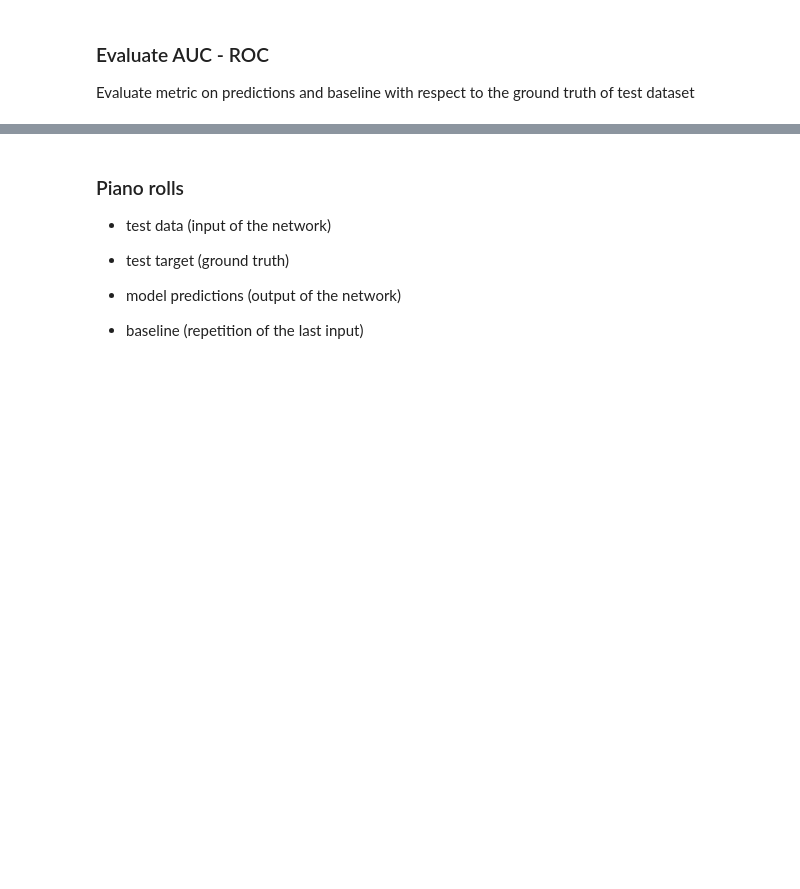
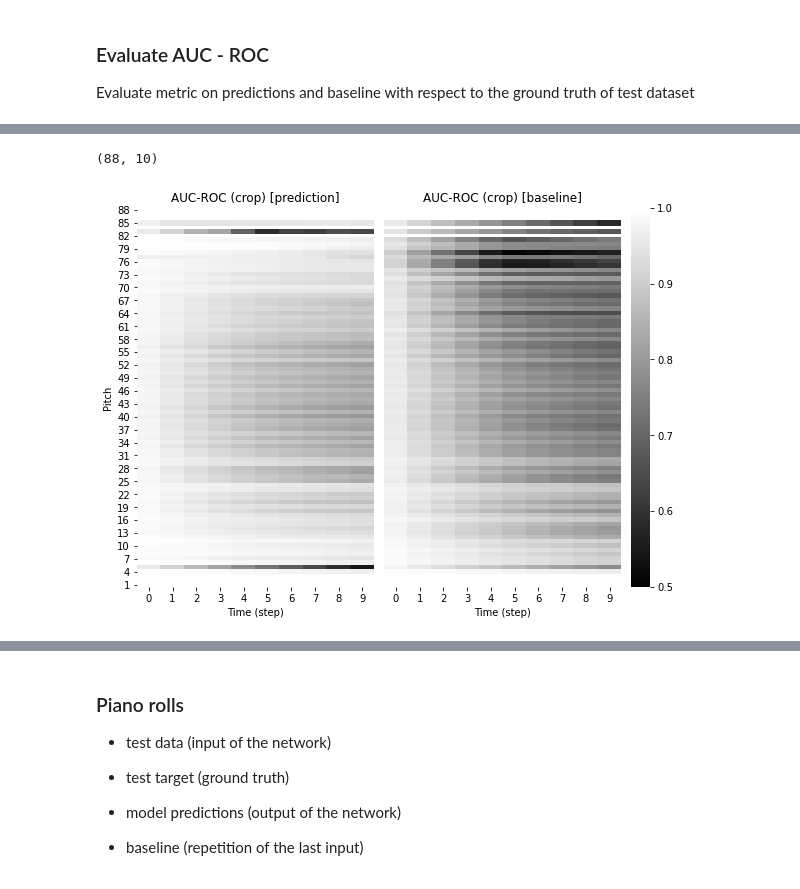
Before and after one commit to paolo-26/NMP, a Jupyter notebook: train.ipynb, the cells around one changed output, grey strips where cells are left out. Cells and saved outputs as stored; diff of their text form; code cells hidden in the pictures; blank space fills up the shorter version.

```diff
--- a/train.ipynb
+++ b/train.ipynb
@@ -110,28 +85,17 @@ print("\nTest list:  ", test_list)
 Training, validation and test sets.
 # %%
 start = time.time()
-if D == "data/JSB-Chorales-dataset":
-    train = dataset.Dataset(train_list, P / D,  fs=FS, bl=0, quant=Q)
-    train.build_choral("train", step=st, t_step=num_ts, steps=st,
-                       low_lim=LOW_LIM, high_lim=HIGH_LIM)
-    validation = dataset.Dataset(validation_list, P / D,  fs=FS, bl=0, quant=Q)
-    validation.build_choral("valid", step=st, t_step=num_ts, steps=st,
-                       low_lim=LOW_LIM, high_lim=HIGH_LIM)
-    test = dataset.Dataset(test_list, P / D,  fs=FS, bl=0, quant=Q)
-    test.build_choral("test", step=st, t_step=num_ts, steps=st,
-                       low_lim=LOW_LIM, high_lim=HIGH_LIM)
 
-else:
-    train = dataset.Dataset(train_list, P / D / 'train',  fs=FS, bl=0, quant=Q)
-    validation = dataset.Dataset(validation_list, P / D / 'valid',  fs=FS, bl=0, quant=Q)
-    test = dataset.Dataset(test_list, P / D / 'test',  fs=FS, bl=0, quant=Q)
+train = dataset.Dataset(train_list, P / D / 'train',  fs=FS, bl=0, quant=Q)
+validation = dataset.Dataset(validation_list, P / D / 'valid',  fs=FS, bl=0, quant=Q)
+test = dataset.Dataset(test_list, P / D / 'test',  fs=FS, bl=0, quant=Q)
 
-    train.build_dataset("training", step=st, t_step=num_ts, steps=st,
-                        down=DOWN, low_lim=LOW_LIM, high_lim=HIGH_LIM)
-    validation.build_dataset("validation", step=st, t_step=num_ts, steps=st,
-                             down=DOWN, low_lim=LOW_LIM, high_lim=HIGH_LIM)
-    test.build_dataset("test", step=st, t_step=num_ts, steps=st,
-                       down=DOWN, low_lim=LOW_LIM, high_lim=HIGH_LIM)
+train.build_dataset("training", step=st, t_step=num_ts, steps=st,
+                    down=DOWN, low_lim=LOW_LIM, high_lim=HIGH_LIM)
+validation.build_dataset("validation", step=st, t_step=num_ts, steps=st,
+                         down=DOWN, low_lim=LOW_LIM, high_lim=HIGH_LIM)
+test.build_dataset("test", step=st, t_step=num_ts, steps=st,
+                   down=DOWN, low_lim=LOW_LIM, high_lim=HIGH_LIM)
 
 end = time.time()
 print("Done")
@@ -638,25 +710,28 @@ print(pred_auc.shape)
 # %%
 c1 = 0
-c2 = 64
+c2 = 88
 fig, (ax1, ax2, axcb) = plt.subplots(1, 3, constrained_layout=True,
                                      figsize=(8, 6),
                                      gridspec_kw={'width_ratios':[1, 1, 0.08]})
 g1 = sns.heatmap(pred_auc[c1:c2], vmin=0.5, vmax=1, cmap='gray', ax=ax1, cbar=False)
 g1.set_ylabel('')
 g1.set_xlabel('')
 g1.set_yticklabels(g1.get_yticklabels(), rotation=0)
 ax1.set_xlabel('Time (step)')
 ax1.set_ylabel('Pitch')
 ax1.set_title('AUC-ROC (crop) [prediction]')
 g2 = sns.heatmap(base_auc[c1:c2], vmin=0.5, vmax=1, cmap='gray', ax=ax2, cbar_ax=axcb)
 g2.set_ylabel('')
 g2.set_xlabel('')
 g2.set_yticks([])
 ax2.set_xlabel('Time (step)')
 ax2.set_title('AUC-ROC (crop) [baseline]')
 ax1.get_shared_y_axes().join(ax1,ax2)
 plt.savefig(PLOTS / 'heat_crop.eps', format='eps')
 print(pred_auc.shape)
+# %% [output]
+(88, 10)
+[figure, added]
 # %%
 fig, ax = plt.subplots(constrained_layout=True, figsize=(5, 4))
 
```
Also changed, not shown: parts of 22 cells of this notebook, 1 other file.
